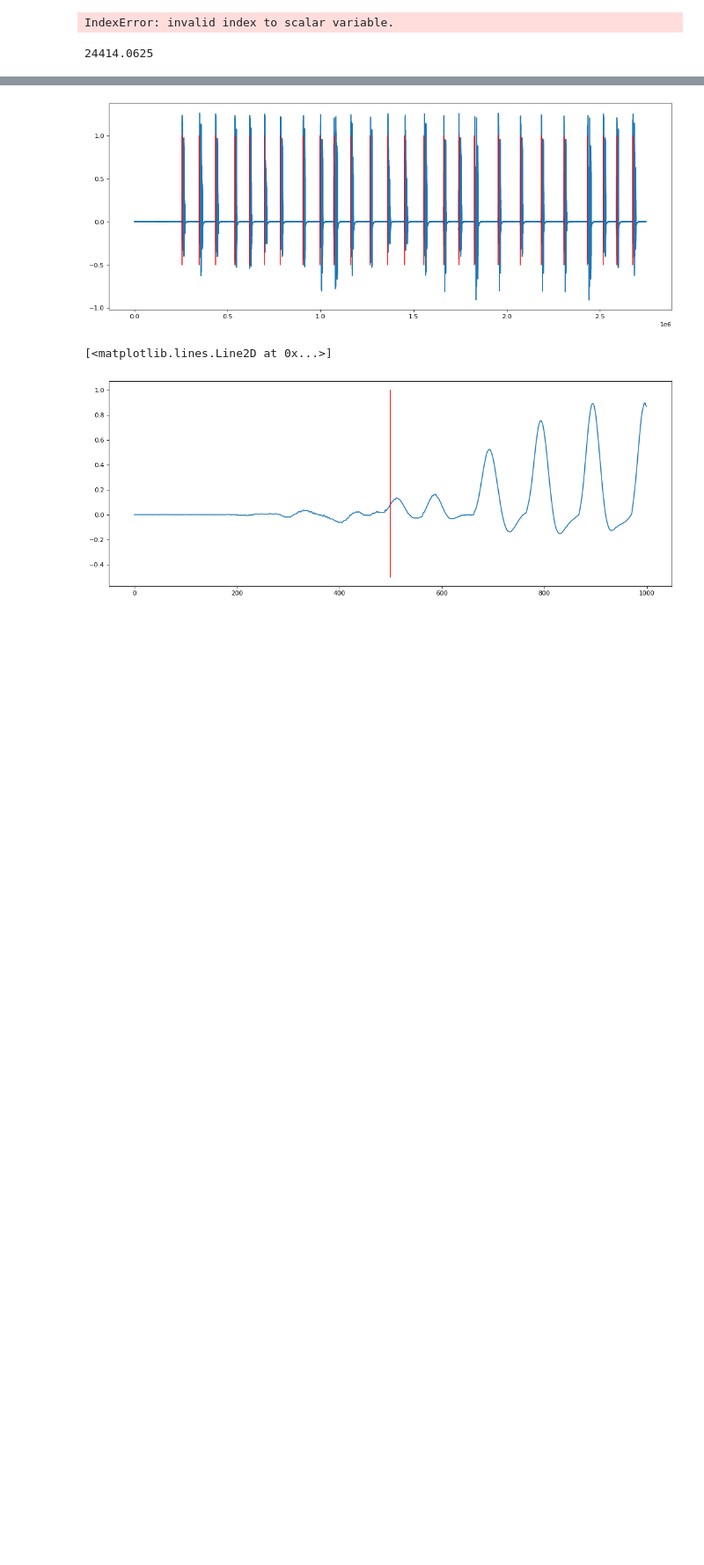
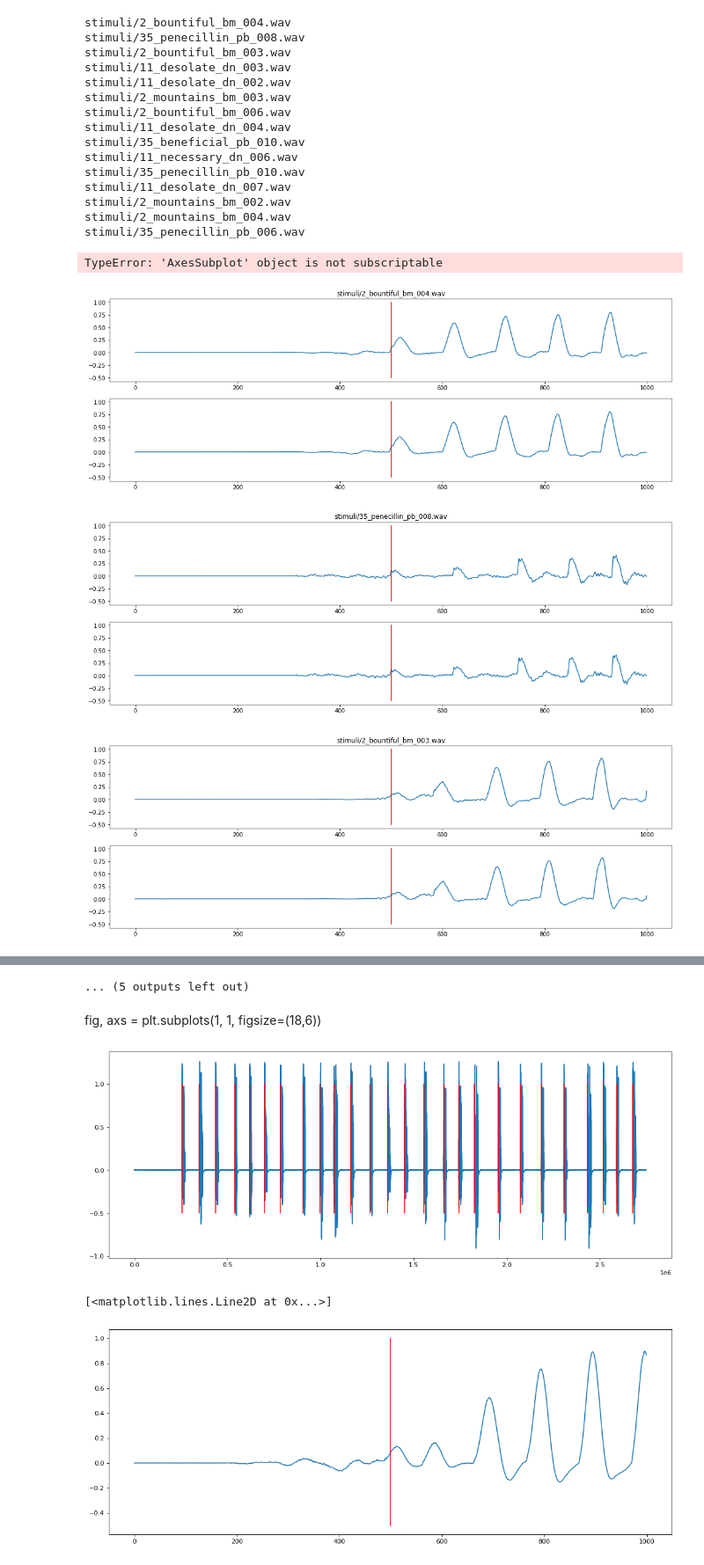
Before and after one commit to jendisanto/ecog_barakeet, a Jupyter notebook: scripts/data_io.ipynb, the cells around one changed output, grey strips where cells are left out. Shown at 88% size. Cells and saved outputs as stored; diff of their text form; code cells hidden in the pictures; blank space fills up the shorter version.

```diff
--- a/scripts/data_io.ipynb
+++ b/scripts/data_io.ipynb
@@ -6,6 +6,7 @@ import numpy as np
 from scipy.stats import zscore
 import matplotlib.pyplot as plt
 from matplotlib.pyplot import figure
+from matplotlib.backends.backend_pdf import PdfPages
 
 
 import ndx_ecog  # Even though we won't use this directly, we need to import it when reading our NWB files since we use the ECoG extension
@@ -15,7 +16,7 @@ from mne.io import RawArray
 from mne import create_info, find_events, Epochs, concatenate_epochs
 
 # paths
-root_dir = '/Users/jenndisanto/Documents/2022/changlab-rotation'
+root_dir = '/Users/jdisanto/Documents/2022/changlab-rotation/ecog_barakeet'
 plot_dir = '%s/vis' % (root_dir)
 textgrid_dir = '%s/external/TextGrids' % (root_dir)
 # %%
@@ -63,7 +64,6 @@ tmax:       float, seconds
 
 # paths
 data_dir = '%s/data-ecog' % (root_dir)
-logfile_dir = '%s/data/logfiles' % (root_dir)
 
 # loop through blocks to get epochs
 epoch_list = list()
@@ -83,7 +83,7 @@ nwb_file = nwb_file_io.read()
 
 #         print(nwb_file.stimulus['speaker1'].data[0:100])
 
-speaker_data = nwb_file.stimulus['speaker1'].data[0:int(13745118/10)]
+speaker_data = nwb_file.stimulus['speaker1'].data[0:int(13745118/2)]
 
 data_len = speaker_data.shape[0]
 figure(figsize=(16, 6), dpi=80)
@@ -102,9 +102,9 @@ silent_windows = ~np.array(list(map(np.any, windows)))
 # print(sum(silent_windows))
 switches = silent_windows[:-1] > silent_windows[1:]
 # print(sum(switches))
-idx = np.where(switches == True)
+onset_idx = np.where(switches == True)[0]
+onset_idx += silence_len #idx should be end of window
 # print(silent_windows)
-print(idx)
-print(len(idx))
+print(onset_idx)
 # %% [output]
 Analysing data for EC243 B48..
@@ -114,10 +119,57 @@ Analysing data for EC243 B48..
 <Figure size 1280x480 with 0 Axes>
-# %%
-a = np.reshape(idx, len(idx[0]))
-print(np.shape(a))
-# %% [output]
-IndexError: invalid index to scalar variable.
 # %%
-speaker_rate
+plts = PdfPages('test_wav_onsets.pdf')
+
+# paths
+logfile_dir = '%s/data/logfiles' % (root_dir)
+
+# get file
+file = '%s/EC243_sequence_B48.csv' % (logfile_dir)
+
+# put into dataframe
+df = pd.read_csv(file)
+df = df[np.array([str(s) != 'nan' for s in df['stim_number']])]
+df = df.reset_index()
+
+df_sub = df[0:len(onset_idx)]
+wavs_sub = np.array(df_sub['wav_file'])
+wavs_sub_unique = df_sub['wav_file'].unique()
+
+
+for i, wav in enumerate(wavs_sub_unique):
+    print(wav)
+    df_wav = df_sub.query('wav_file == @wav')
+
+    fig, axs = plt.subplots(len(df_wav), 1, figsize=(18,6))
+
+    trials = np.where(wavs_sub == wav)[0]
+    for j, t in enumerate(trials):
+        sample = onset_idx[t]
+        window = 1000
+        axs[j].plot(np.arange(window), speaker_data[sample-500 : sample+500])
+        axs[j].plot([500,500], [-0.5,1], color='r')
+        if j == 0: axs[j].set_title(wav)
+
+    plts.savefig(fig)
+
+plts.close()
 # %% [output]
-24414.0625
+stimuli/2_bountiful_bm_004.wav
+stimuli/35_penecillin_pb_008.wav
+stimuli/2_bountiful_bm_003.wav
+stimuli/11_desolate_dn_003.wav
+stimuli/11_desolate_dn_002.wav
+stimuli/2_mountains_bm_003.wav
+stimuli/2_bountiful_bm_006.wav
+stimuli/11_desolate_dn_004.wav
+stimuli/35_beneficial_pb_010.wav
+stimuli/11_necessary_dn_006.wav
+stimuli/35_penecillin_pb_010.wav
+stimuli/11_desolate_dn_007.wav
+stimuli/2_mountains_bm_002.wav
+stimuli/2_mountains_bm_004.wav
+stimuli/35_penecillin_pb_006.wav
+TypeError: 'AxesSubplot' object is not subscriptable
+[figure, added]
+[figure, added]
+[figure, added]
@@ -124,3 +183,6 @@ speaker_rate
+... (5 outputs left out)
+# %% [markdown]
+fig, axs = plt.subplots(1, 1, figsize=(18,6))
 # %%
 figure(figsize=(16, 6), dpi=80)
 start = 255700
```
Also changed, not shown: parts of 3 cells of this notebook, 2 other files.
